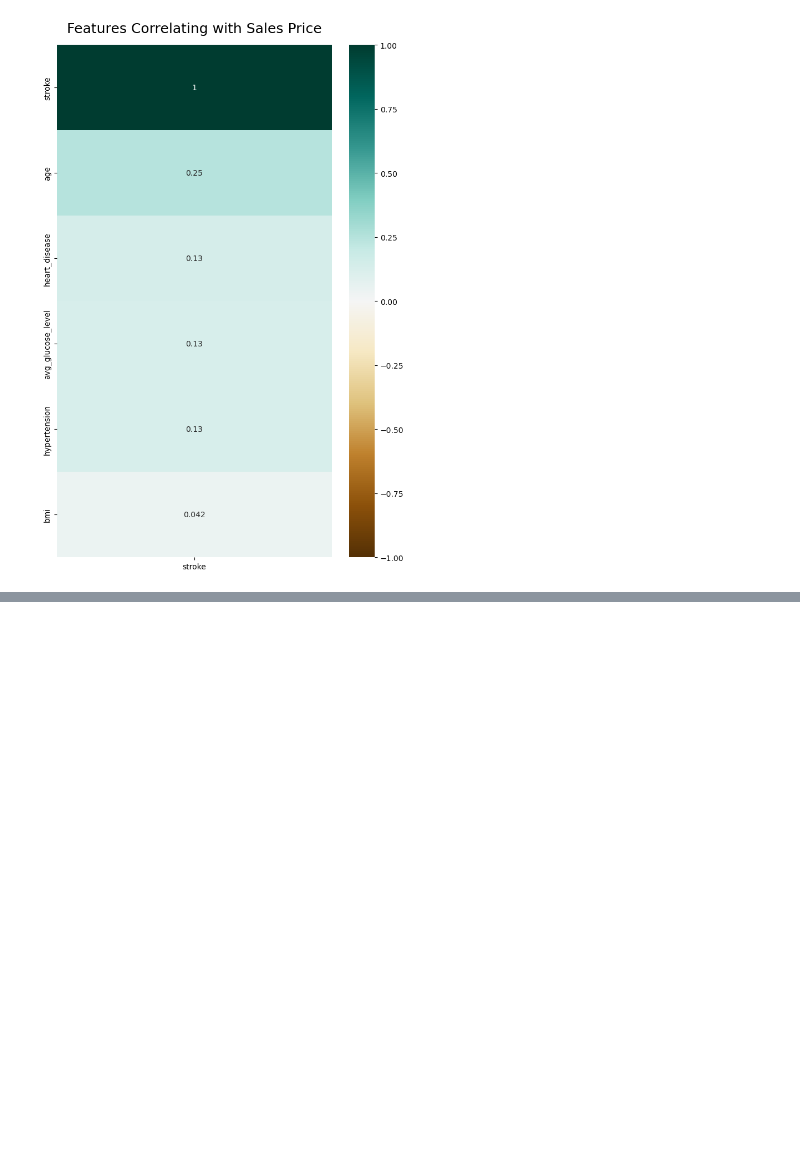
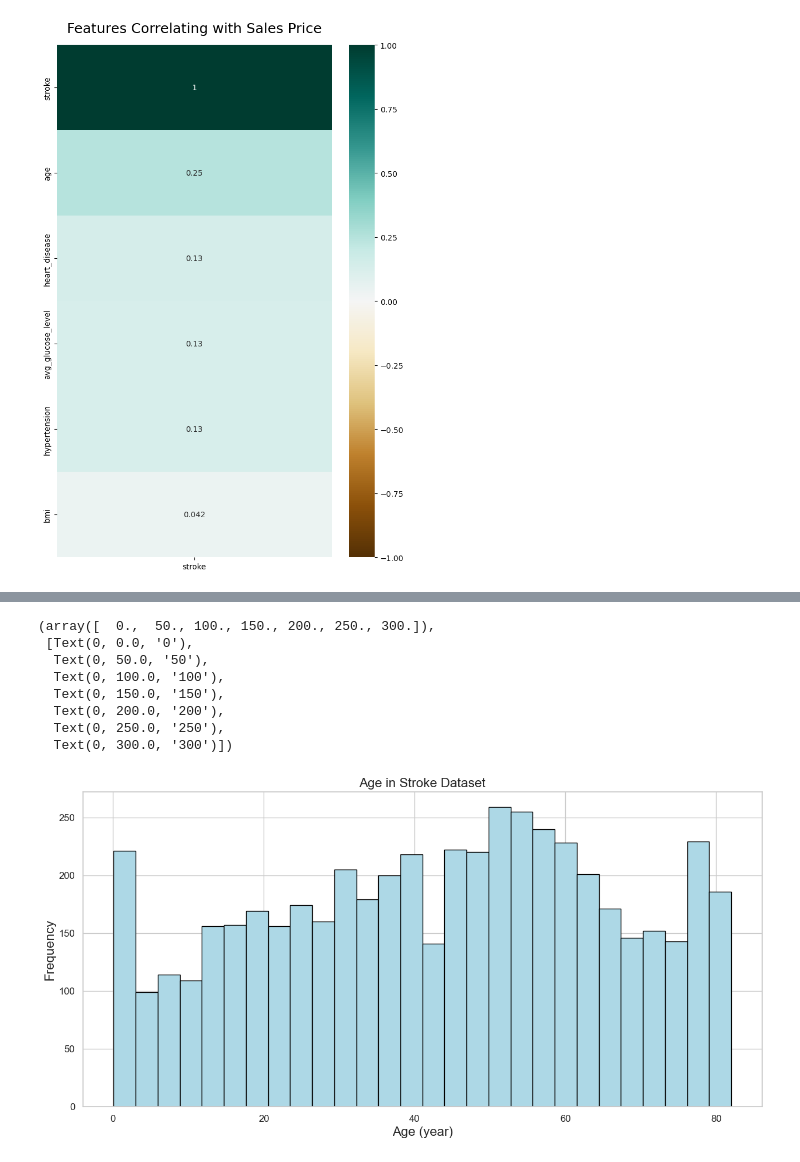
Before and after one commit to ensiklopedical/classification-ml-stroke, a Jupyter notebook: Classification Model - Stroke.ipynb, the cells around one changed output, grey strips where cells are left out. Cells and saved outputs as stored; diff of their text form; code cells hidden in the pictures; blank space fills up the shorter version.

Commit message:
95% Data Visualization

```diff
--- a/Classification Model - Stroke.ipynb
+++ b/Classification Model - Stroke.ipynb
@@ -221,0 +224,20 @@ Name: smoking_status, dtype: int64
+# %%
+plt.figure(figsize=(15, 7))
+plt.hist(df['age'], color = 'lightblue', edgecolor = 'black',
+         bins = int(85/3))
+
+plt.title('Age in Stroke Dataset', fontsize=16)
+plt.xlabel('Age (year)', fontsize=16)
+plt.ylabel('Frequency', fontsize=16)
+plt.xticks(fontsize=12)
+plt.yticks(fontsize=12)
+# %% [output]
+(array([  0.,  50., 100., 150., 200., 250., 300.]),
+ [Text(0, 0.0, '0'),
+  Text(0, 50.0, '50'),
+  Text(0, 100.0, '100'),
+  Text(0, 150.0, '150'),
+  Text(0, 200.0, '200'),
+  Text(0, 250.0, '250'),
+  Text(0, 300.0, '300')])
+[figure, added]
```
Also changed, not shown: parts of 21 cells of this notebook.
